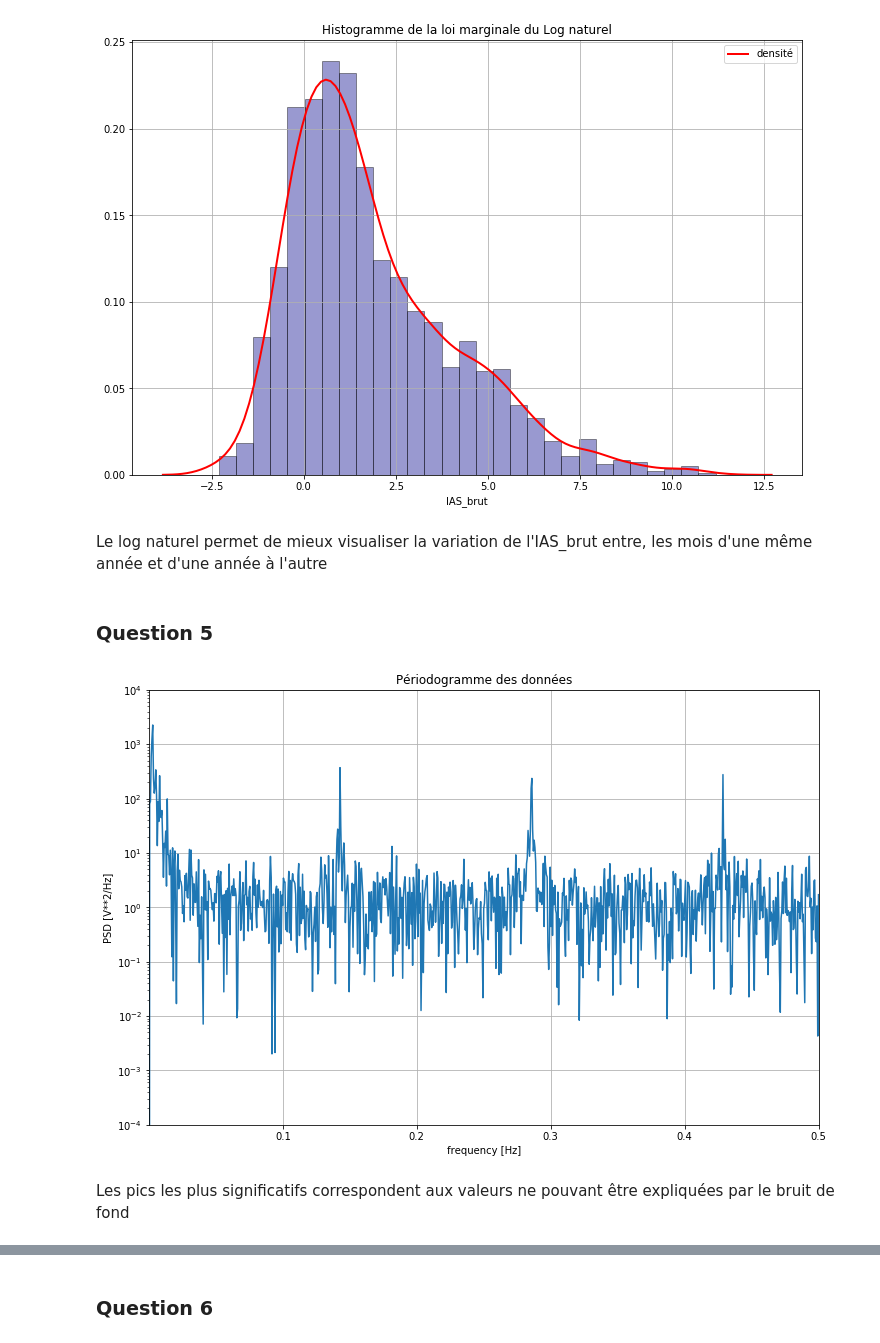
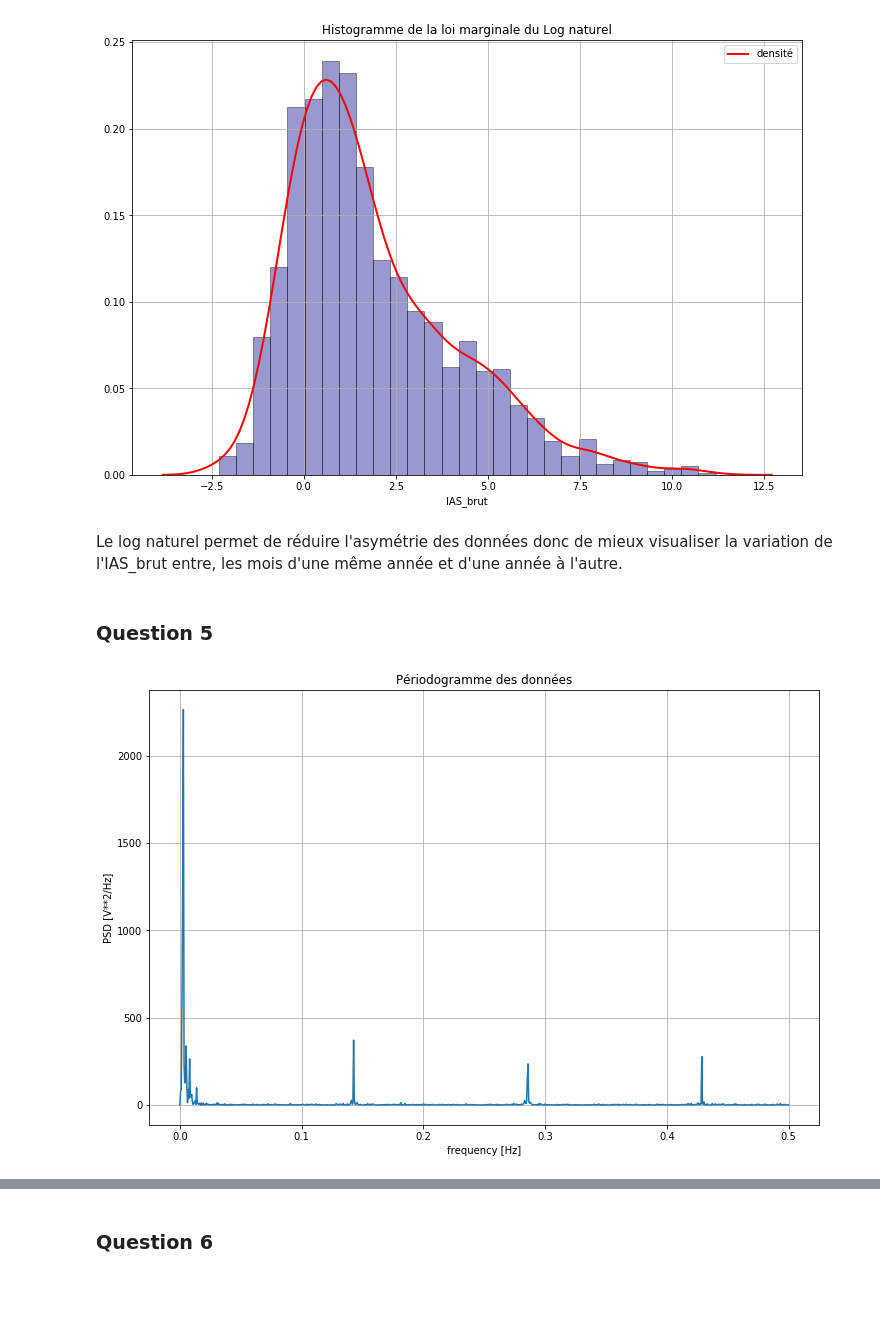
Before and after one commit to pfangue/INFMDI721, a Jupyter notebook: MDI343/Tp_times_series/TP10_series_temporelles.ipynb, the cells around one changed output, grey strips where cells are left out. Saved outputs shown, nothing was run; the diff lists cells and outputs as text; code cells hidden in the pictures; blank space fills up the shorter version.

```diff
--- a/MDI343/Tp_times_series/TP10_series_temporelles.ipynb
+++ b/MDI343/Tp_times_series/TP10_series_temporelles.ipynb
@@ -122,7 +122,7 @@ plt.grid()
 # %% [output]
 [figure]
 # %% [markdown]
-Le log naturel permet de mieux visualiser la variation de l'IAS_brut entre, les mois d'une même année et d'une année à l'autre
+Le log naturel permet de réduire l'asymétrie des données donc de mieux visualiser la variation de l'IAS_brut entre, les mois d'une même année et d'une année à l'autre.
 # %% [markdown]
 ### Question 5
 # %%
@@ -130,16 +130,11 @@ IAS = data_open.set_index('PERIODE')['IAS_brut']
 # %%
 f, Pxx_den = signal.periodogram(np.log(data_open['IAS_brut']))
 plt.figure(figsize = (12,8))
-plt.semilogy(f, Pxx_den)
-plt.xlim([1e-10, 0.5])
-plt.ylim([1e-4, 1e+4])
-#plt.plot(f, Pxx_den)
+plt.plot(f, Pxx_den)
 plt.xlabel('frequency [Hz]')
 plt.ylabel('PSD [V**2/Hz]')
 plt.title('Périodogramme des données')
 plt.grid()
 plt.show()
 # %% [output]
-[figure, old version]
+[figure, new version]
-# %% [markdown]
-Les pics les plus significatifs correspondent aux valeurs ne pouvant être expliquées par le bruit de fond
```
Also changed, not shown: parts of 21 cells of this notebook.
